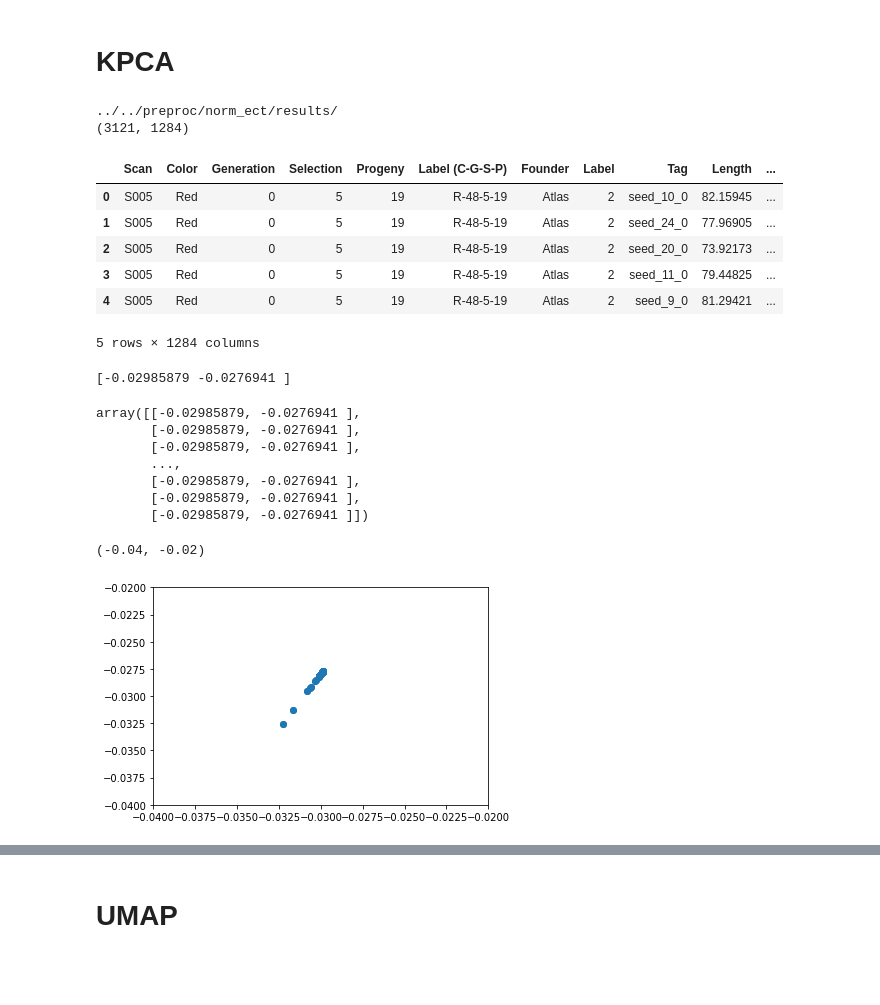
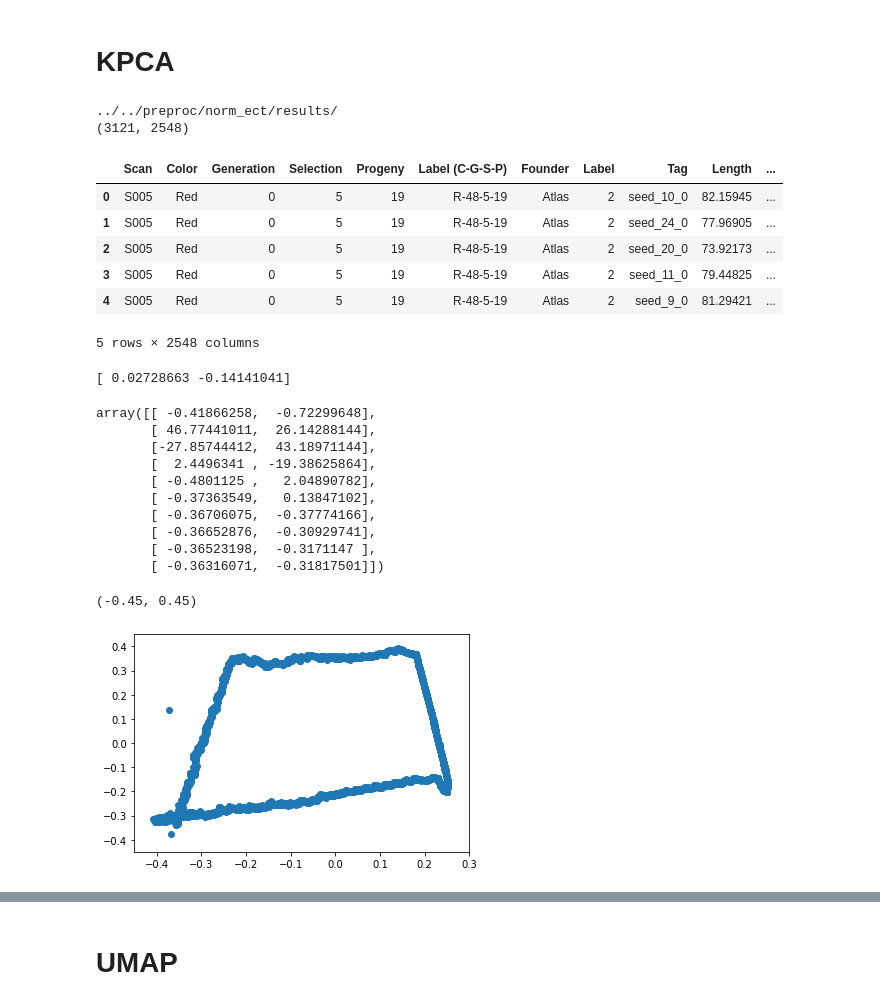
Before and after one commit to amezqui3/demeter, a Jupyter notebook: manuscript/kpca_dim_reduction.ipynb, the cells around one changed output, grey strips where cells are left out. Drawn from its saved outputs; the diff is of its cells as text; code cells hidden in the pictures; blank space fills up the shorter version.

```diff
--- a/manuscript/kpca_dim_reduction.ipynb
+++ b/manuscript/kpca_dim_reduction.ipynb
@@ -130,50 +130,53 @@ dst = src
 print(dst)
 
 d = 158
-TT = 8
+TT = 16
 founders_filename = src + 'combined_d{}_T{}.csv'.format(d,TT)
 founders = pd.read_csv(founders_filename)
 
-#combined_filename = src + 'kpca_normalized_size_combined_{}_{}_laplacedot_24_founders.csv'.format(d,TT)
-combined_filename = src + 'kpca_normalized_size_traditional_{}_{}_rbfdot_2_founders.csv'.format(d,TT)
+combined_filename = src + 'kpca_normalized_size_combined_{}_{}_laplacedot_24_founders.csv'.format(d,TT)
+#combined_filename = src + 'kpca_normalized_size_traditional_{}_{}_rbfdot_2_founders.csv'.format(d,TT)
 combined = pd.read_csv(combined_filename)
 
 print(founders.shape)
 founders.head()
 # %% [output]
 ../../preproc/norm_ect/results/
-(3121, 1284)
+(3121, 2548)
 |  | Scan | Color | Generation | Selection | Progeny | Label (C-G-S-P) | Founder | Label | Tag | Length | ... |
 | 0 | S005 | Red | 0 | 5 | 19 | R-48-5-19 | Atlas | 2 | seed_10_0 | 82.15945 | ... |
 | 1 | S005 | Red | 0 | 5 | 19 | R-48-5-19 | Atlas | 2 | seed_24_0 | 77.96905 | ... |
 | 2 | S005 | Red | 0 | 5 | 19 | R-48-5-19 | Atlas | 2 | seed_20_0 | 73.92173 | ... |
 | 3 | S005 | Red | 0 | 5 | 19 | R-48-5-19 | Atlas | 2 | seed_11_0 | 79.44825 | ... |
 | 4 | S005 | Red | 0 | 5 | 19 | R-48-5-19 | Atlas | 2 | seed_9_0 | 81.29421 | ... |
-5 rows × 1284 columns
+5 rows × 2548 columns
 # %%
 colnames = list(combined.columns.values)
 rownames = list(combined.index.values)
 
 
-#kpca = combined.loc[:, colnames[11:13]]# + [colnames[10+19]]]
-kpca = combined.iloc[:, :2].values
+kpca = combined.loc[:, colnames[11:13]].values# + [colnames[10+19]]]
+#kpca = combined.iloc[:, :2].values
 print(np.median(kpca, axis=0))
-kpca
+kpca[:10,:]
 # %% [output]
-[-0.02985879 -0.0276941 ]
+[ 0.02728663 -0.14141041]
-array([[-0.02985879, -0.0276941 ],
-       [-0.02985879, -0.0276941 ],
-       [-0.02985879, -0.0276941 ],
-       ...,
-       [-0.02985879, -0.0276941 ],
-       [-0.02985879, -0.0276941 ],
-       [-0.02985879, -0.0276941 ]])
+array([[ -0.41866258,  -0.72299648],
+       [ 46.77441011,  26.14288144],
+       [-27.85744412,  43.18971144],
+       [  2.4496341 , -19.38625864],
+       [ -0.4801125 ,   2.04890782],
+       [ -0.37363549,   0.13847102],
+       [ -0.36706075,  -0.37774166],
+       [ -0.36652876,  -0.30929741],
+       [ -0.36523198,  -0.3171147 ],
+       [ -0.36316071,  -0.31817501]])
 # %%
 plt.scatter(kpca[:, 0], kpca[:, 1])
-lim = 0.04
-plt.xlim(-lim, -lim/2)
-plt.ylim(-lim, -lim/2)
+lim = .45
+plt.xlim(-lim, lim-.15)
+plt.ylim(-lim, lim)
 # %% [output]
-(-0.04, -0.02)
+(-0.45, 0.45)
-[figure, old version]
+[figure, new version]
 # %%
```
Also changed, not shown: parts of 1 cell of this notebook, 1 other file.
